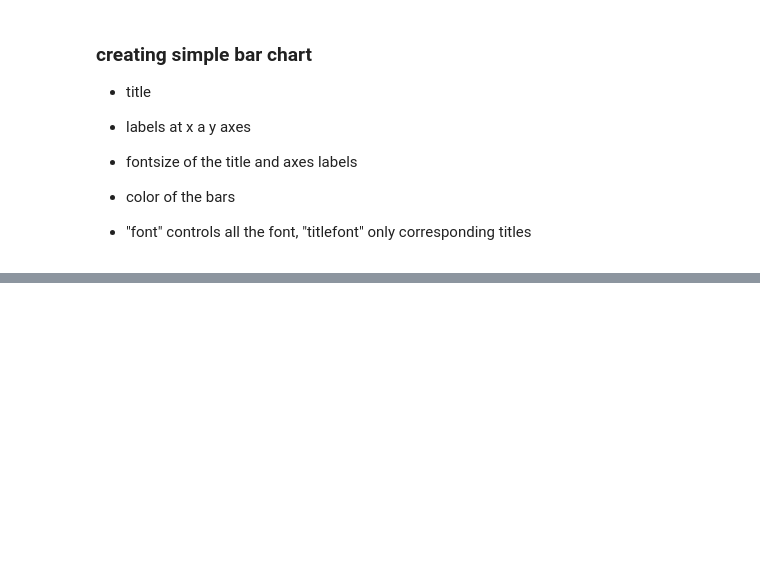
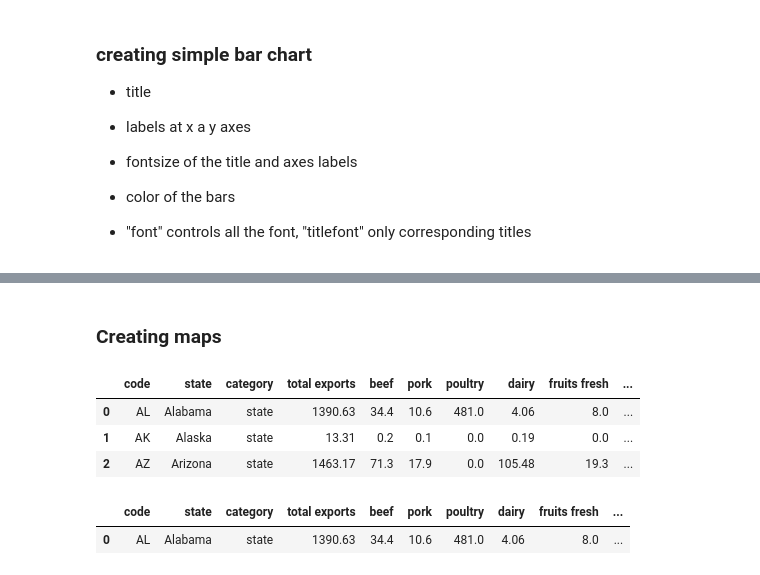
Before and after one commit to babinyurii/cheet_sheets, a Jupyter notebook: notes_plotly.ipynb, the cells around one changed output, grey strips where cells are left out. Cells and saved outputs as stored; diff of their text form; code cells hidden in the pictures; blank space fills up the shorter version.

```diff
--- a/notes_plotly.ipynb
+++ b/notes_plotly.ipynb
@@ -112,3 +101,5 @@ fig = go.Figure(data=data, layout=layout)
 iplot(fig)
 # %% [output]
 [interactive output not drawn]
+# %% [markdown]
+### Creating maps
@@ -114,0 +108,9 @@ iplot(fig)
+# %%
+df = pd.read_csv('https://raw.githubusercontent.com/plotly/datasets/master/2011_us_ag_exports.csv')
+# %%
+df.head(3)
+# %% [output]
+|  | code | state | category | total exports | beef | pork | poultry | dairy | fruits fresh | ... |
+| 0 | AL | Alabama | state | 1390.63 | 34.4 | 10.6 | 481.0 | 4.06 | 8.0 | ... |
+| 1 | AK | Alaska | state | 13.31 | 0.2 | 0.1 | 0.0 | 0.19 | 0.0 | ... |
+| 2 | AZ | Arizona | state | 1463.17 | 71.3 | 17.9 | 0.0 | 105.48 | 19.3 | ... |
@@ -114,0 +130,5 @@ iplot(fig)
+# %%
+df.head(1)
+# %% [output]
+|  | code | state | category | total exports | beef | pork | poultry | dairy | fruits fresh | ... |
+| 0 | AL | Alabama | state | 1390.63 | 34.4 | 10.6 | 481.0 | 4.06 | 8.0 | ... |
```
Also changed, not shown: parts of 8 cells of this notebook.
